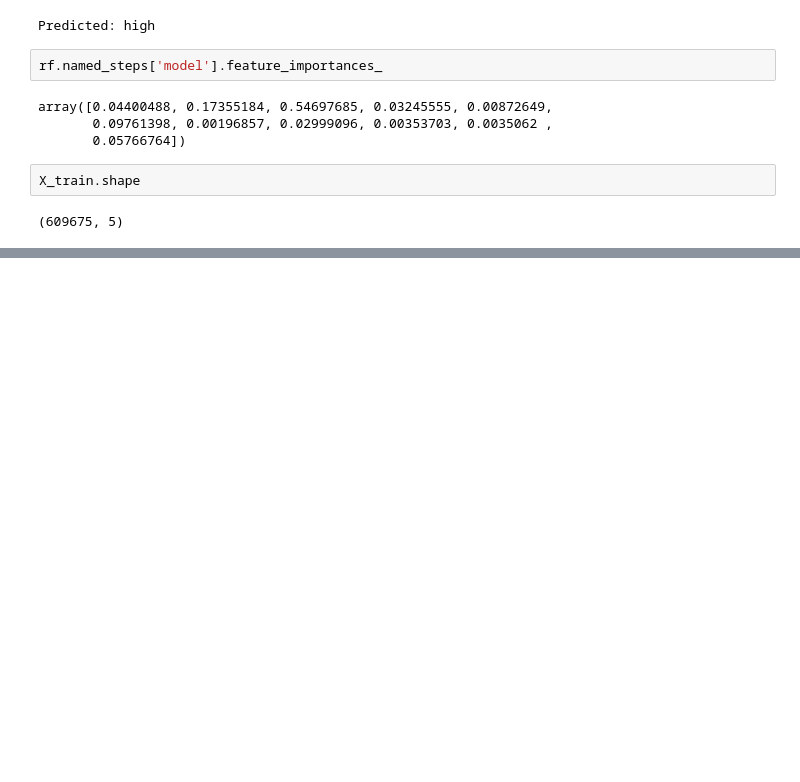
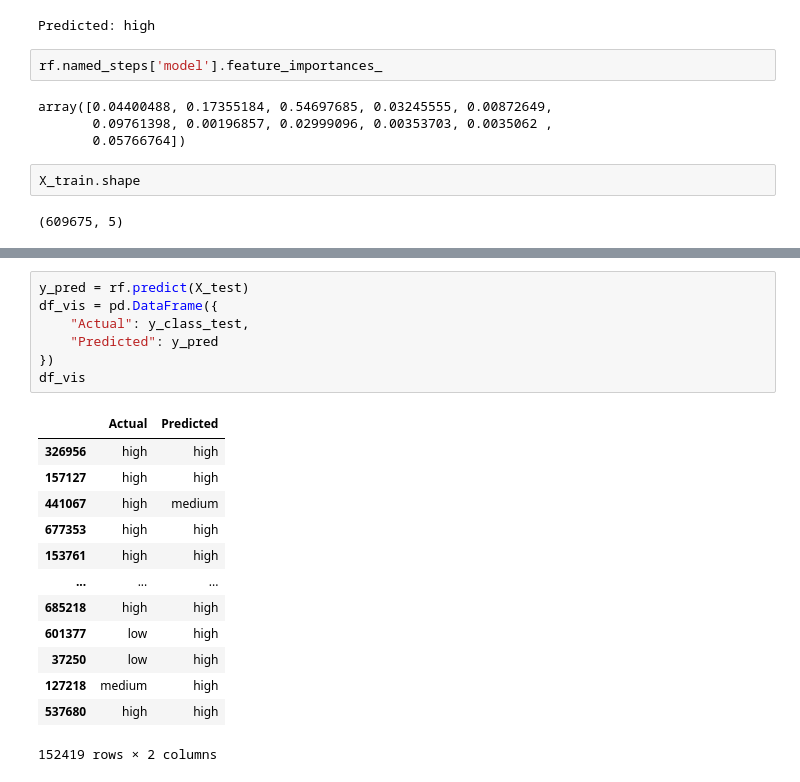
Before and after one commit to Srikiran05/Earthquake-Damage-Prediction, a Jupyter notebook: earthquake_damage_pred.ipynb, the cells around one changed output, grey strips where cells are left out. Drawn from its saved outputs; the diff is of its cells as text; blank space fills up the shorter version.

```diff
--- a/earthquake_damage_pred.ipynb
+++ b/earthquake_damage_pred.ipynb
@@ -354,0 +401,21 @@ plt.show()
+# %%
+y_pred = rf.predict(X_test)
+df_vis = pd.DataFrame({
+    "Actual": y_class_test,
+    "Predicted": y_pred
+})
+df_vis
+# %% [output]
+|  | Actual | Predicted |
+| 326956 | high | high |
+| 157127 | high | high |
+| 441067 | high | medium |
+| 677353 | high | high |
+| 153761 | high | high |
+| ... | ... | ... |
+| 685218 | high | high |
+| 601377 | low | high |
+| 37250 | low | high |
+| 127218 | medium | high |
+| 537680 | high | high |
+152419 rows × 2 columns
```
Also changed, not shown: parts of 19 cells of this notebook.
